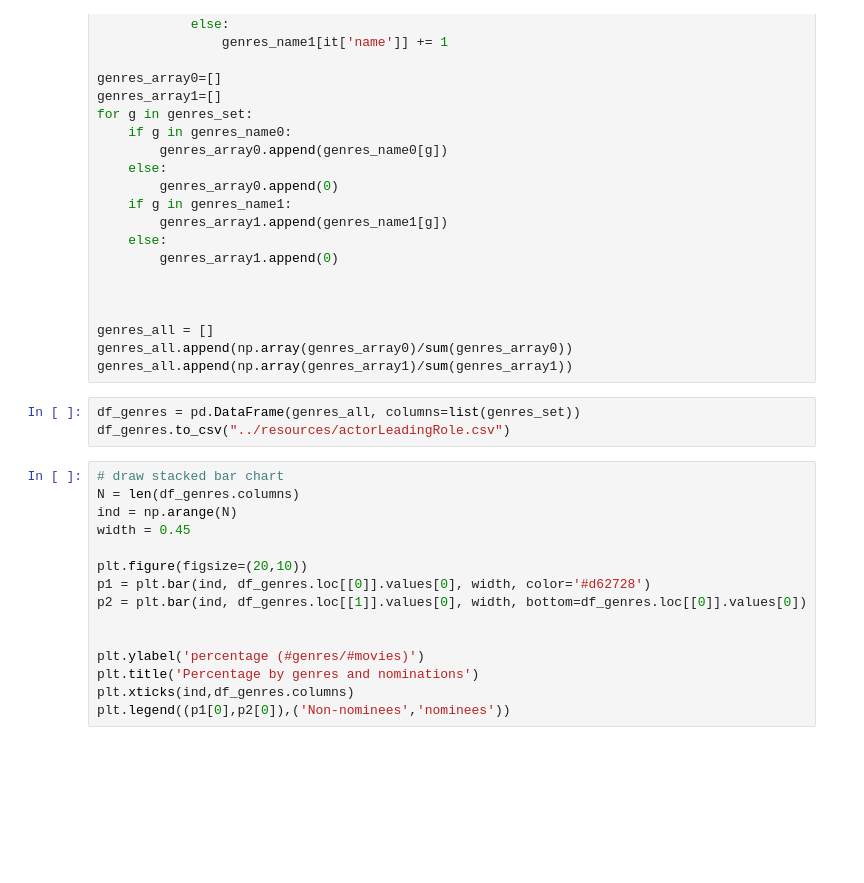
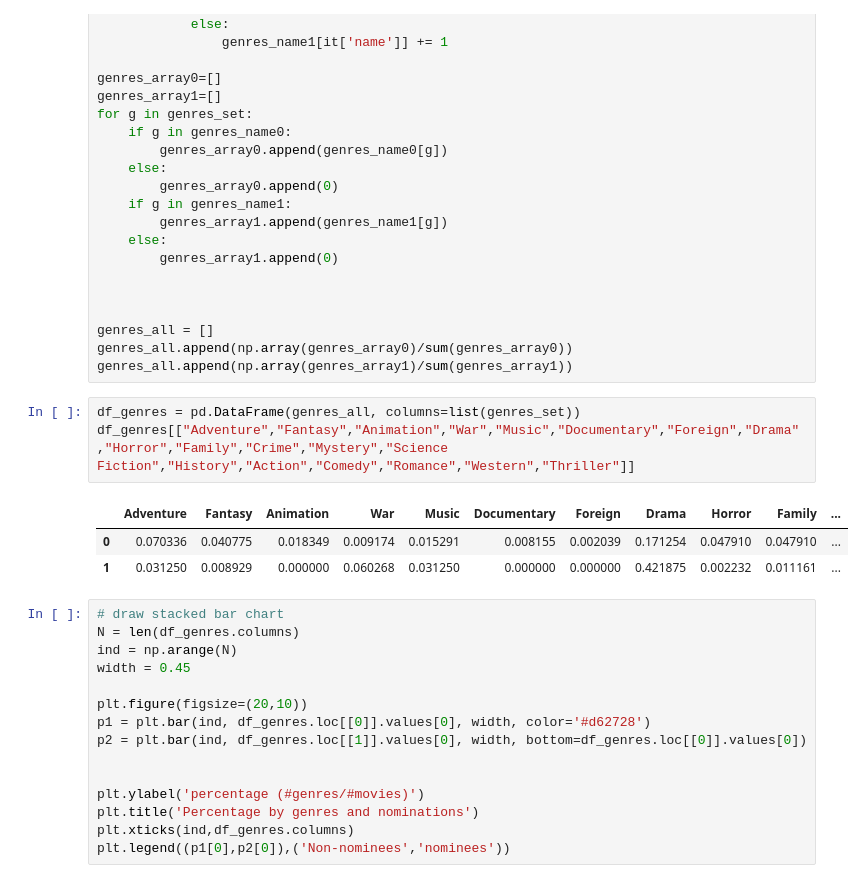
Before and after one commit to hone1er/oscarDataAnalysis, a Jupyter notebook: chrisTestingGrounds/bestActorInALeadingRole.ipynb, the cells around one changed output. Cells and saved outputs as stored; diff of their text form; blank space fills up the shorter version.

```diff
--- a/chrisTestingGrounds/bestActorInALeadingRole.ipynb
+++ b/chrisTestingGrounds/bestActorInALeadingRole.ipynb
@@ -297,9 +297,13 @@ for g in genres_set:
 genres_all = []
 genres_all.append(np.array(genres_array0)/sum(genres_array0))
 genres_all.append(np.array(genres_array1)/sum(genres_array1))
-# %%
-df_genres = pd.DataFrame(genres_all, columns=list(genres_set))
-df_genres.to_csv("../resources/actorLeadingRole.csv")
+# %%
+df_genres = pd.DataFrame(genres_all, columns=list(genres_set))
+df_genres[["Adventure","Fantasy","Animation","War","Music","Documentary","Foreign","Drama","Horror","Family","Crime","Mystery","Science Fiction","History","Action","Comedy","Romance","Western","Thriller"]]
+# %% [output]
+|  | Adventure | Fantasy | Animation | War | Music | Documentary | Foreign | Drama | Horror | Family | ... |
+| 0 | 0.070336 | 0.040775 | 0.018349 | 0.009174 | 0.015291 | 0.008155 | 0.002039 | 0.171254 | 0.047910 | 0.047910 | ... |
+| 1 | 0.031250 | 0.008929 | 0.000000 | 0.060268 | 0.031250 | 0.000000 | 0.000000 | 0.421875 | 0.002232 | 0.011161 | ... |
 # %%
 # draw stacked bar chart
 N = len(df_genres.columns)
```
Also changed, not shown: 5 other files.
